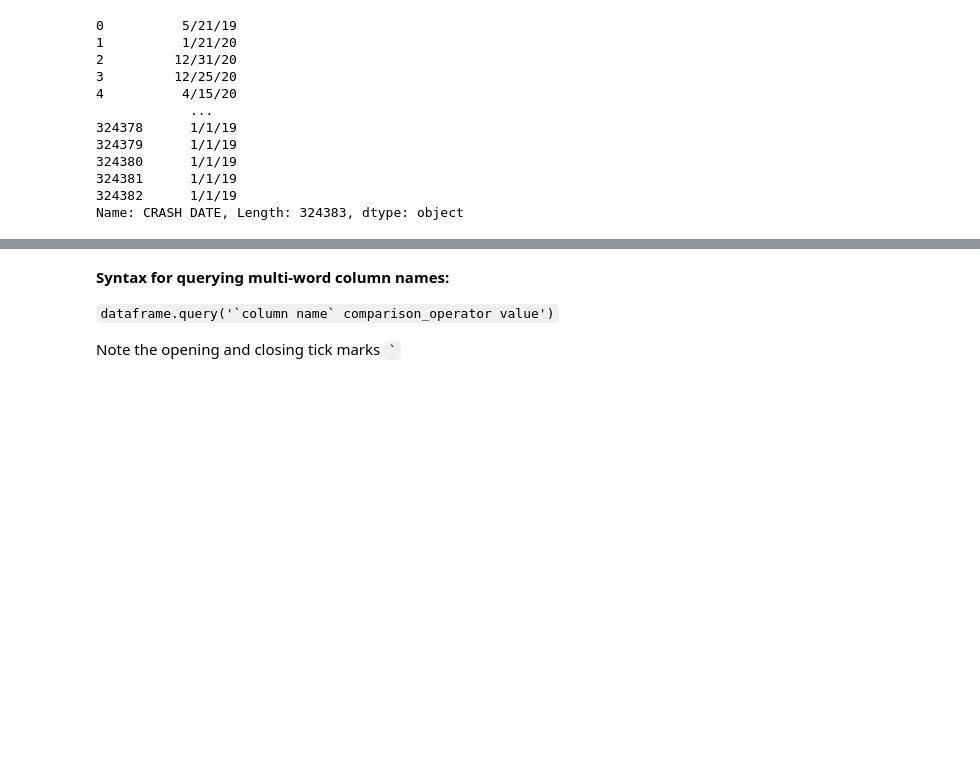
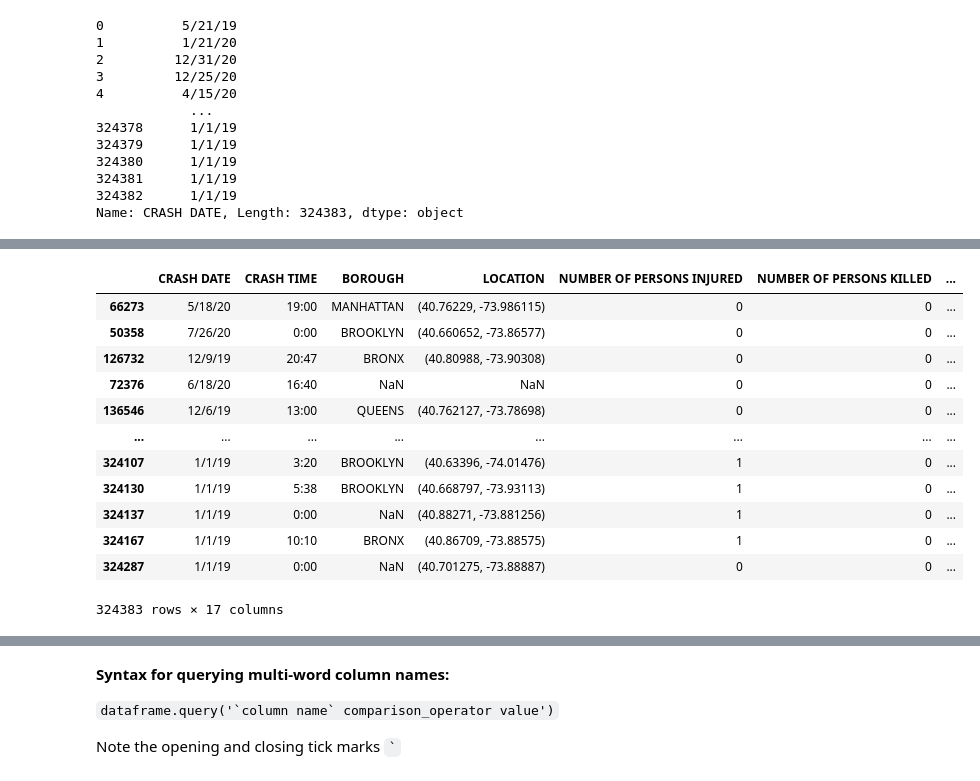
Before and after one commit to arubybonilla/2023-spring-data-journalism, a Jupyter notebook: data_hw_w5/hw-for-wk-05-filter-subset-BLANKS.ipynb, the cells around one changed output, grey strips where cells are left out. Cells and saved outputs as stored; diff of their text form; code cells hidden in the pictures; blank space fills up the shorter version.

```diff
--- a/data_hw_w5/hw-for-wk-05-filter-subset-BLANKS.ipynb
+++ b/data_hw_w5/hw-for-wk-05-filter-subset-BLANKS.ipynb
@@ -124,5 +139,20 @@ Name: CRASH DATE, Length: 324383, dtype: object
 # %%
 ## What were a FIVE least encountered primary vehicles to get into a crash?
+df.sort_values(by=["VEHICLE TYPE CODE 1", "VEHICLE TYPE CODE 2"], ascending = True)
+# %% [output]
+|  | CRASH DATE | CRASH TIME | BOROUGH | LOCATION | NUMBER OF PERSONS INJURED | NUMBER OF PERSONS KILLED | ... |
+| 66273 | 5/18/20 | 19:00 | MANHATTAN | (40.76229, -73.986115) | 0 | 0 | ... |
+| 50358 | 7/26/20 | 0:00 | BROOKLYN | (40.660652, -73.86577) | 0 | 0 | ... |
+| 126732 | 12/9/19 | 20:47 | BRONX | (40.80988, -73.90308) | 0 | 0 | ... |
+| 72376 | 6/18/20 | 16:40 | NaN | NaN | 0 | 0 | ... |
+| 136546 | 12/6/19 | 13:00 | QUEENS | (40.762127, -73.78698) | 0 | 0 | ... |
+| ... | ... | ... | ... | ... | ... | ... | ... |
+| 324107 | 1/1/19 | 3:20 | BROOKLYN | (40.63396, -74.01476) | 1 | 0 | ... |
+| 324130 | 1/1/19 | 5:38 | BROOKLYN | (40.668797, -73.93113) | 1 | 0 | ... |
+| 324137 | 1/1/19 | 0:00 | NaN | (40.88271, -73.881256) | 1 | 0 | ... |
+| 324167 | 1/1/19 | 10:10 | BRONX | (40.86709, -73.88575) | 1 | 0 | ... |
+| 324287 | 1/1/19 | 0:00 | NaN | (40.701275, -73.88887) | 0 | 0 | ... |
+324383 rows × 17 columns
 # %%
 ## create a subset of data for only Queens
 ## place it in a dataframe called df_q
```
Also changed, not shown: parts of 9 cells of this notebook.
